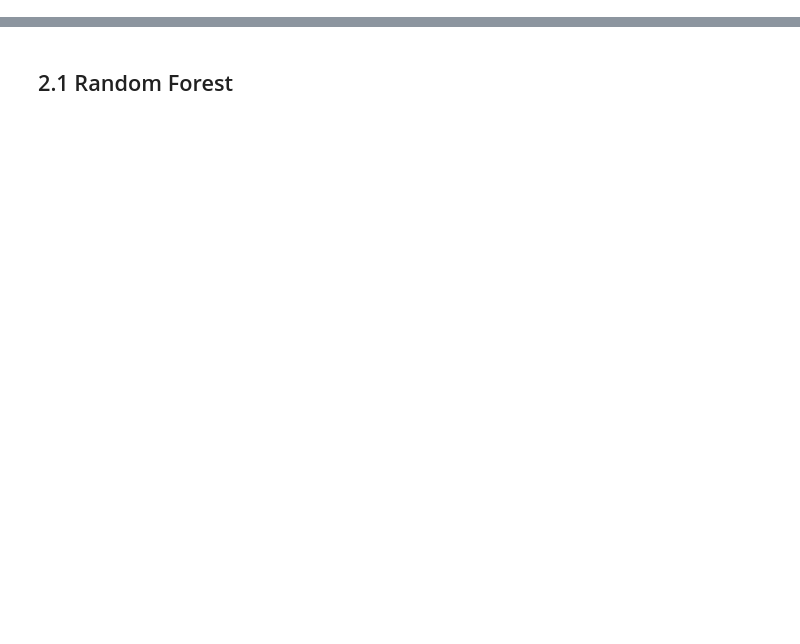
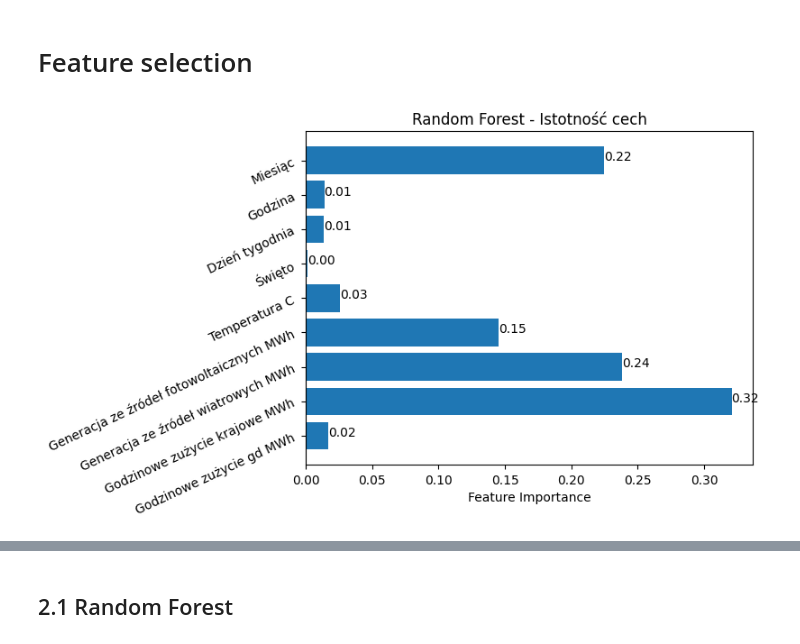
Before and after one commit to pawellachowski777/Master-thesis, a Jupyter notebook: 3.modelowanie.ipynb, the cells around one changed output, grey strips where cells are left out. Drawn from its saved outputs; the diff is of its cells as text; code cells hidden in the pictures; blank space fills up the shorter version.

```diff
--- a/3.modelowanie.ipynb
+++ b/3.modelowanie.ipynb
@@ -9,3 +12,35 @@ df.set_index('Data Godzina', inplace=True)
 RANDOM_STATE = 42
 TEST_SIZE = 0.3
 df_evaluate = pd.DataFrame()
+# %% [markdown]
+# Feature selection
+# %%
+X = df[[
+    'Godzinowe zużycie gd MWh',
+    'Godzinowe zużycie krajowe MWh',
+    'Generacja ze źródeł wiatrowych MWh',
+    'Generacja ze źródeł fotowoltaicznych MWh',
+    'Temperatura C',
+    'Święto',
+    'Dzień tygodnia',
+    'Godzina',
+    'Miesiąc'
+]]
+
+y = df['Cena PLN/MWh']
+
+X_train, X_test, y_train, y_test = train_test_split(X, y, test_size=TEST_SIZE, random_state=RANDOM_STATE)
+# %%
+from sklearn.ensemble import RandomForestRegressor
+import numpy as np
+
+rf = RandomForestRegressor(random_state=42)
+rf.fit(X_train, y_train)
+y_pred = rf.predict(X_test)
+
+feature_importance = rf.feature_importances_
+features = X.columns
+
+plot_features_importance(features, feature_importance, 'Random Forest')
+# %% [output]
+[figure, added]
```
Also changed, not shown: parts of 26 cells of this notebook, 4 other files.
